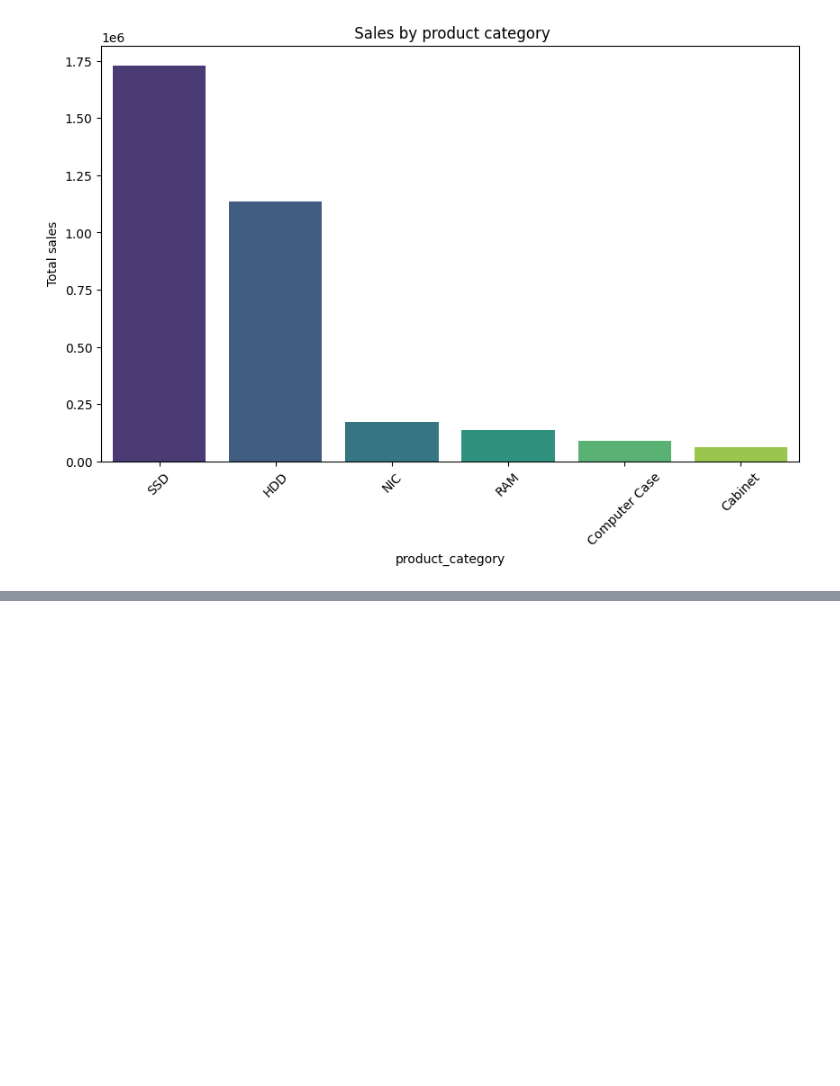
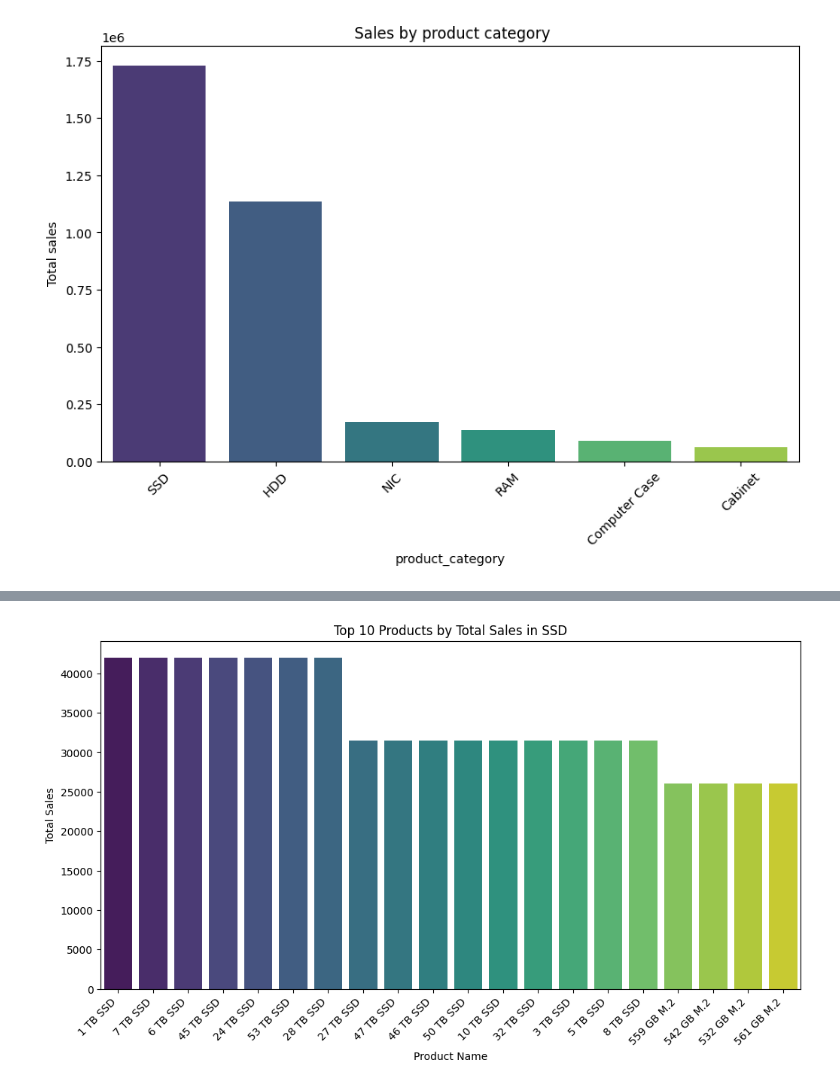
Before and after one commit to EGichuhi/Eunice-portfolio, a Jupyter notebook: ecomm_summary.ipynb, the cells around one changed output, grey strips where cells are left out. Cells and saved outputs as stored; diff of their text form; code cells hidden in the pictures; blank space fills up the shorter version.

```diff
--- a/ecomm_summary.ipynb
+++ b/ecomm_summary.ipynb
@@ -168,0 +140,16 @@ plt.show()
+# %%
+#Looking to see if the top productts are in SSD since SSD has the highest sales category
+category_name = 'SSD'
+category_df = df[df['product_category'] == category_name]
+sales_by_name_in_category = category_df.groupby('product_name')['total_sales'].sum().sort_values(ascending=False)
+top_10_sales_by_name_in_category = sales_by_name_in_category.head(20)
+
+plt.figure(figsize=(12, 6))
+sns.barplot(x=top_10_sales_by_name_in_category.index, y=top_10_sales_by_name_in_category.values, hue=top_10_sales_by_name_in_category.index, palette='viridis')
+plt.title(f'Top 10 Products by Total Sales in {category_name}')
+plt.xlabel('Product Name')
+plt.ylabel('Total Sales')
+plt.xticks(rotation=45, ha='right')
+plt.show()
+# %% [output]
+[figure, added]
```
Also changed, not shown: parts of 53 cells of this notebook.
